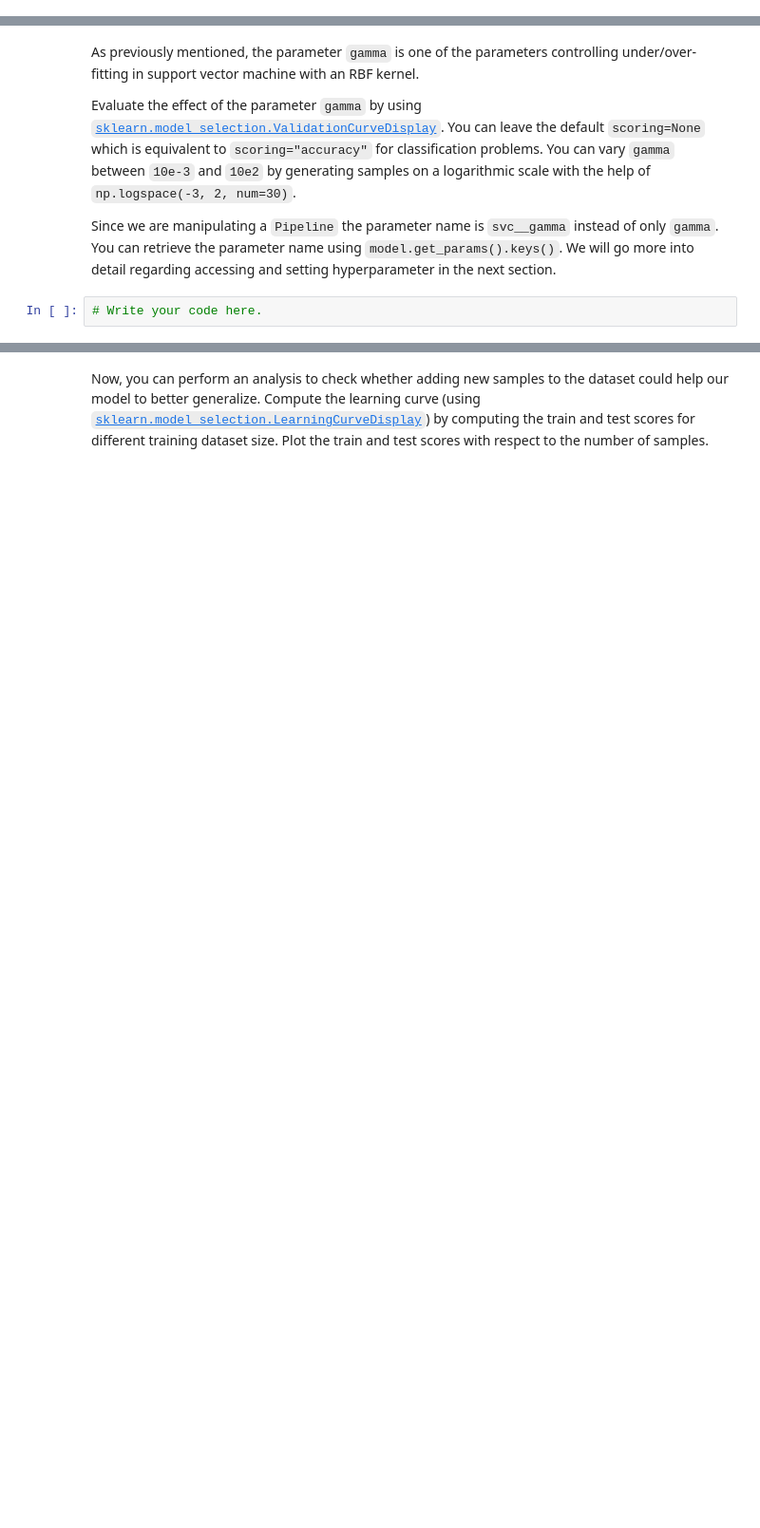
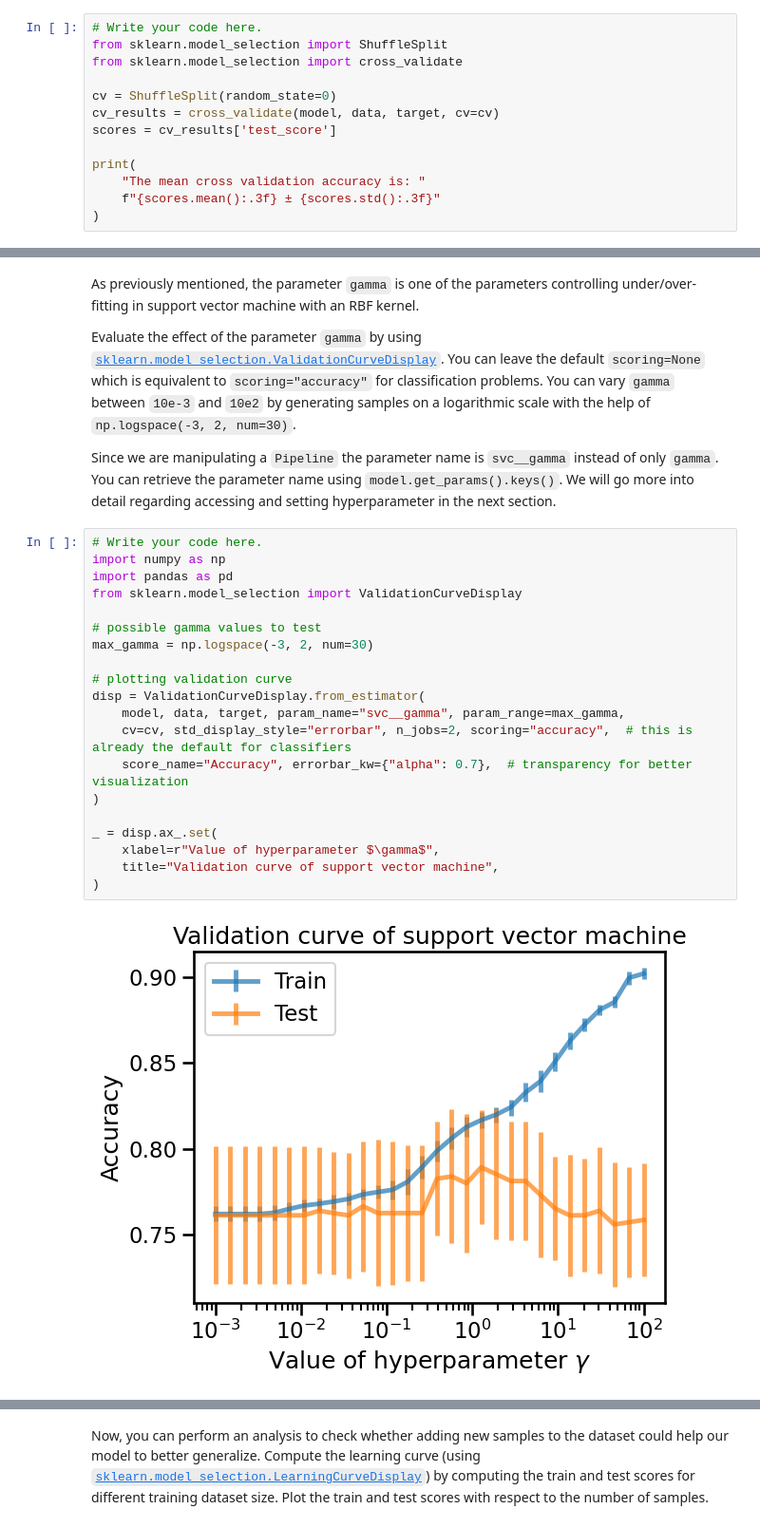
Before and after one commit to danielliu2707/MoocCourse, a Jupyter notebook: notebooks/2_03_cross_validation_ex_01.ipynb, the cells around one changed output, grey strips where cells are left out. Shown at 95% size. Saved outputs shown, nothing was run; the diff lists cells and outputs as text; blank space fills up the shorter version.

Commit message:
Exercise for learning and validation curves.

```diff
--- a/notebooks/2_03_cross_validation_ex_01.ipynb
+++ b/notebooks/2_03_cross_validation_ex_01.ipynb
@@ -89,0 +88,13 @@ let the other parameters to the default.
+# %%
+# Write your code here.
+from sklearn.model_selection import ShuffleSplit
+from sklearn.model_selection import cross_validate
+
+cv = ShuffleSplit(random_state=0)
+cv_results = cross_validate(model, data, target, cv=cv)
+scores = cv_results['test_score']
+
+print(
+    "The mean cross validation accuracy is: "
+    f"{scores.mean():.3f} ± {scores.std():.3f}"
+)
@@ -102,5 +115,25 @@ Since we are manipulating a `Pipeline` the parameter name is `svc__gamma`
 instead of only `gamma`. You can retrieve the parameter name using
 `model.get_params().keys()`. We will go more into detail regarding accessing
 and setting hyperparameter in the next section.
-# %%
-# Write your code here.
+# %%
+# Write your code here.
+import numpy as np
+import pandas as pd
+from sklearn.model_selection import ValidationCurveDisplay
+
+# possible gamma values to test
+max_gamma = np.logspace(-3, 2, num=30)
+
+# plotting validation curve
+disp = ValidationCurveDisplay.from_estimator(
+    model, data, target, param_name="svc__gamma", param_range=max_gamma,
+    cv=cv, std_display_style="errorbar", n_jobs=2, scoring="accuracy",  # this is already the default for classifiers
+    score_name="Accuracy", errorbar_kw={"alpha": 0.7},  # transparency for better visualization
+)
+
+_ = disp.ax_.set(
+    xlabel=r"Value of hyperparameter $\gamma$",
+    title="Validation curve of support vector machine",
+)
+# %% [output]
+[figure, added]
```
Also changed, not shown: parts of 7 cells of this notebook, 1 other file.
